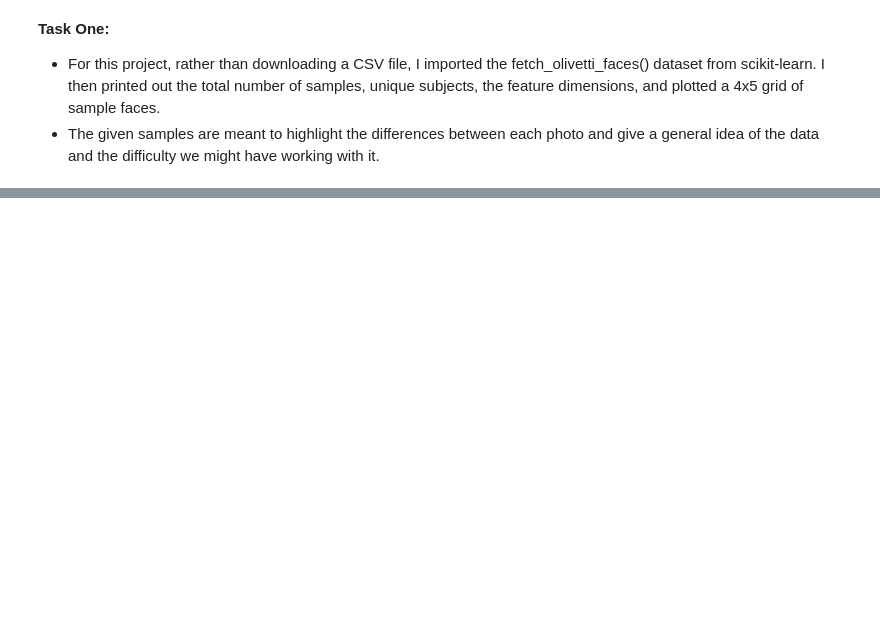
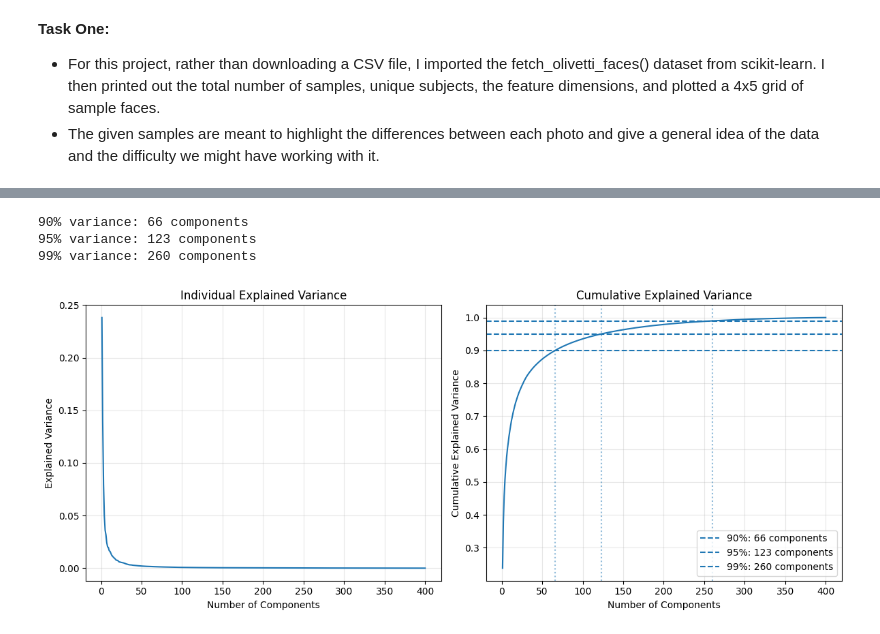
Before and after one commit to JFish72/CSC-349-Machine-Learning-, a Jupyter notebook: HW6/faces_pca.ipynb, the cells around one changed output, grey strips where cells are left out. Drawn from its saved outputs; the diff is of its cells as text; code cells hidden in the pictures; blank space fills up the shorter version.

```diff
--- a/HW6/faces_pca.ipynb
+++ b/HW6/faces_pca.ipynb
@@ -51,0 +53,36 @@ Feature dimensions: 4096
+# %%
+pca_full = PCA(svd_solver='full')
+pca_full.fit(X)
+
+explained_variance = pca_full.explained_variance_ratio_
+cumulative_variance = np.cumsum(explained_variance)
+
+components_count = {}
+
+for threshold in [0.9, 0.95, 0.99]:
+  k = int(np.searchsorted(cumulative_variance, threshold) + 1)
+  components_count[threshold] = k
+  print(f'{threshold:.0%} variance: {k} components')
+
+fig, axes = plt.subplots(1, 2, figsize = (12, 5))
+axes[0].plot(np.arange(1, len(explained_variance) + 1), explained_variance)
+axes[0].set(title = 'Individual Explained Variance', xlabel = 'Number of Components', ylabel = 'Explained Variance')
+axes[1].plot(np.arange(1, len(cumulative_variance) + 1), cumulative_variance)
+
+for threshold, k in components_count.items():
+  axes[1].axhline(threshold, linestyle = '--', label = f'{threshold:.0%}: {k} components')
+  axes[1].axvline(k, linestyle = ':', alpha = 0.5)
+
+axes[1].set(title = 'Cumulative Explained Variance', xlabel = 'Number of Components', ylabel = 'Cumulative Explained Variance')
+axes[1].legend()
+
+for ax in axes:
+   ax.grid(alpha = 0.3)
+
+plt.tight_layout()
+plt.show()
+# %% [output]
+90% variance: 66 components
+95% variance: 123 components
+99% variance: 260 components
+[figure, added]
```
Also changed, not shown: parts of 7 cells of this notebook.
